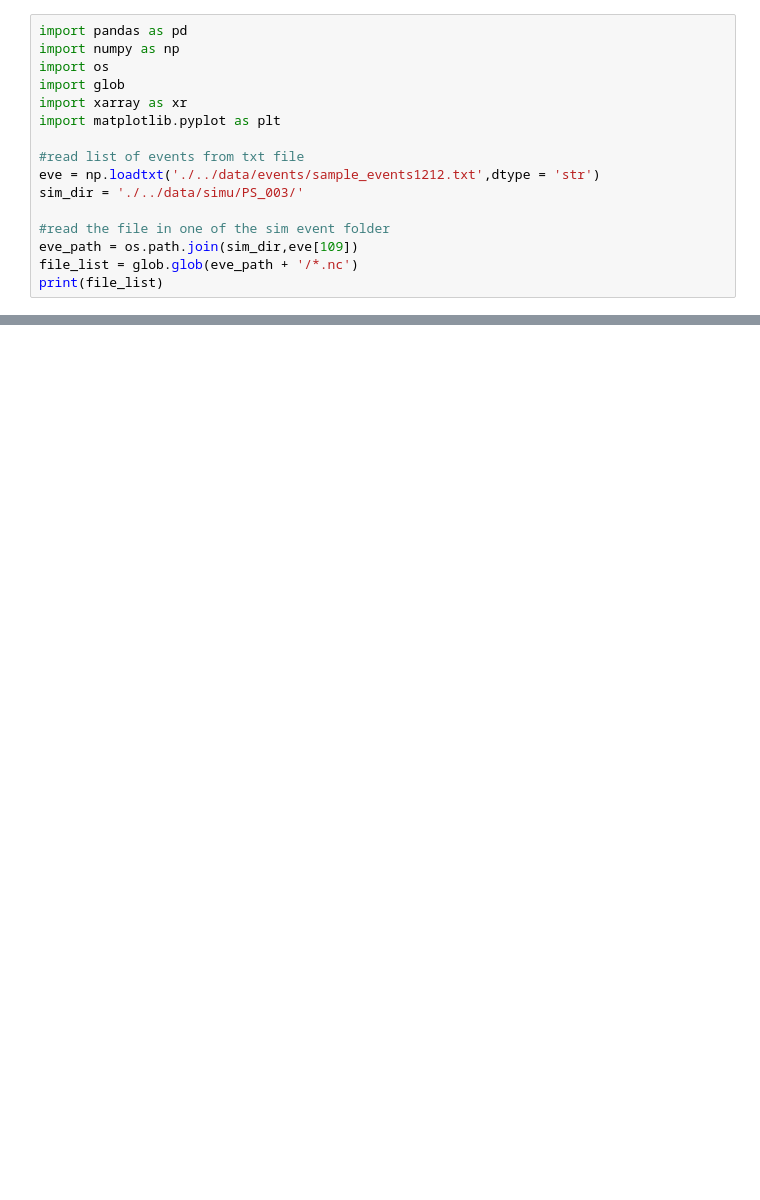
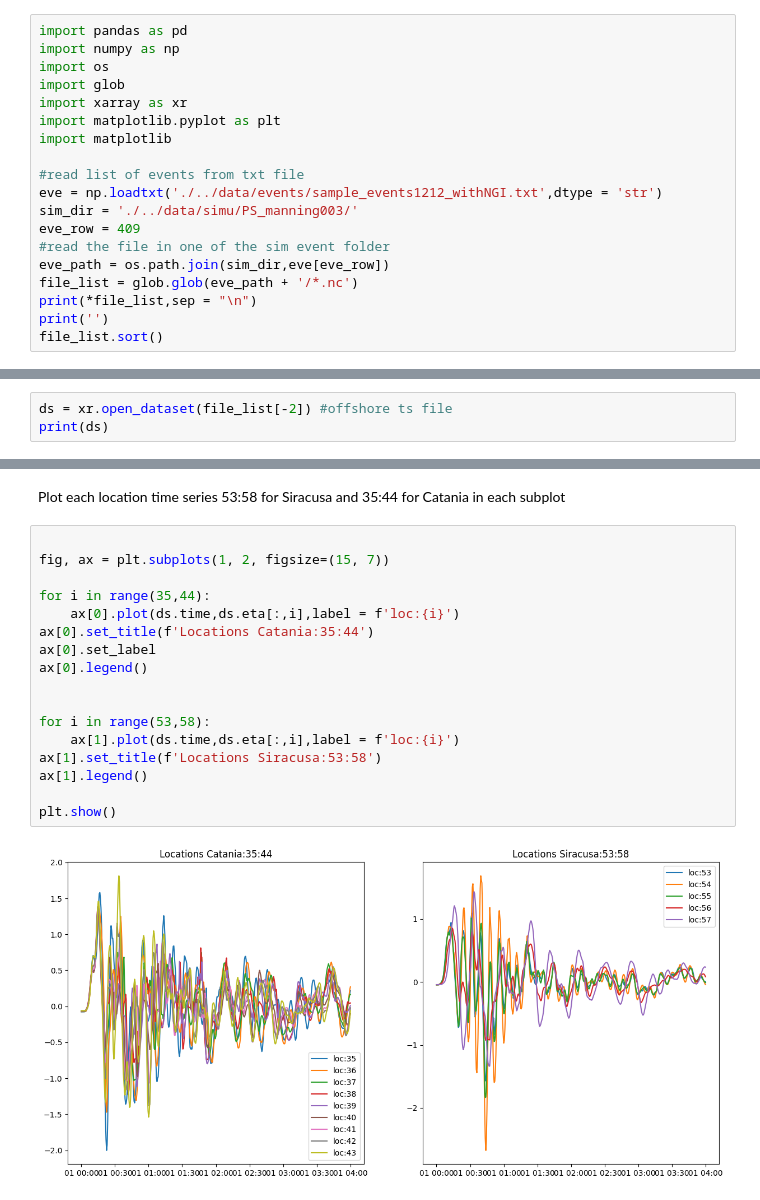
Before and after one commit to naveenragur/ML4SicilyTsunami, a Jupyter notebook: notebooks/explore_INGVdata.ipynb, the cells around one changed output, grey strips where cells are left out. Cells and saved outputs as stored; diff of their text form; blank space fills up the shorter version.

```diff
--- a/notebooks/explore_INGVdata.ipynb
+++ b/notebooks/explore_INGVdata.ipynb
@@ -5,13 +7,16 @@ import os
 import glob
 import xarray as xr
 import matplotlib.pyplot as plt
+import matplotlib
 
 #read list of events from txt file
-eve = np.loadtxt('./../data/events/sample_events1212.txt',dtype = 'str')
-sim_dir = './../data/simu/PS_003/'
-
+eve = np.loadtxt('./../data/events/sample_events1212_withNGI.txt',dtype = 'str')
+sim_dir = './../data/simu/PS_manning003/'
+eve_row = 409
 #read the file in one of the sim event folder
-eve_path = os.path.join(sim_dir,eve[109])
+eve_path = os.path.join(sim_dir,eve[eve_row])
 file_list = glob.glob(eve_path + '/*.nc')
-print(file_list)
+print(*file_list,sep = "\n")
+print('')
+file_list.sort()
 # %% [output]
@@ -118,0 +166,3 @@ Data variables:
+# %%
+ds = xr.open_dataset(file_list[-2]) #offshore ts file
+print(ds)
@@ -118,0 +187,21 @@ Data variables:
+# %% [markdown]
+Plot each location time series 53:58 for Siracusa and 35:44 for Catania in each subplot
+# %%
+
+fig, ax = plt.subplots(1, 2, figsize=(15, 7))
+
+for i in range(35,44):
+    ax[0].plot(ds.time,ds.eta[:,i],label = f'loc:{i}')
+ax[0].set_title(f'Locations Catania:35:44')
+ax[0].set_label
+ax[0].legend()
+
+
+for i in range(53,58):
+    ax[1].plot(ds.time,ds.eta[:,i],label = f'loc:{i}')
+ax[1].set_title(f'Locations Siracusa:53:58')
+ax[1].legend()
+
+plt.show()
+# %% [output]
+[figure, added]
```
Also changed, not shown: parts of 20 cells of this notebook, 6 other files.
